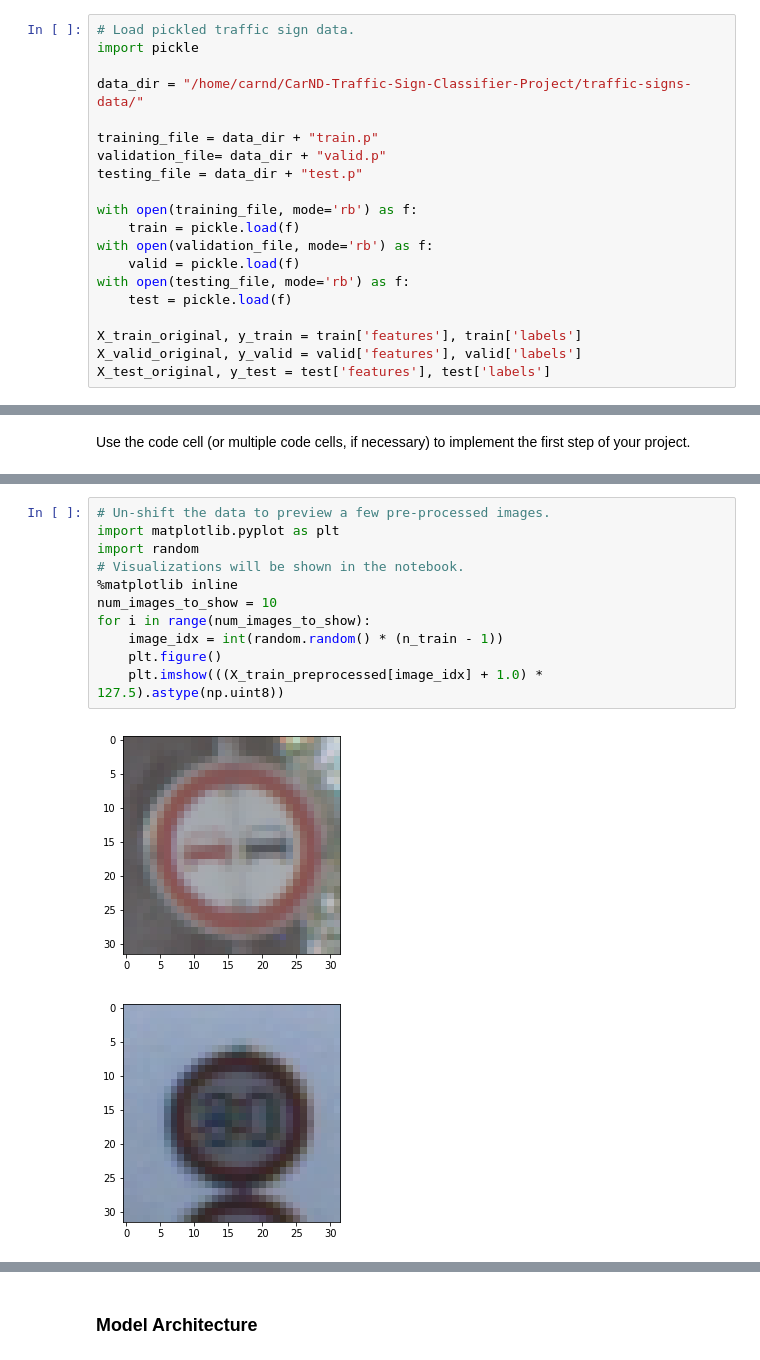
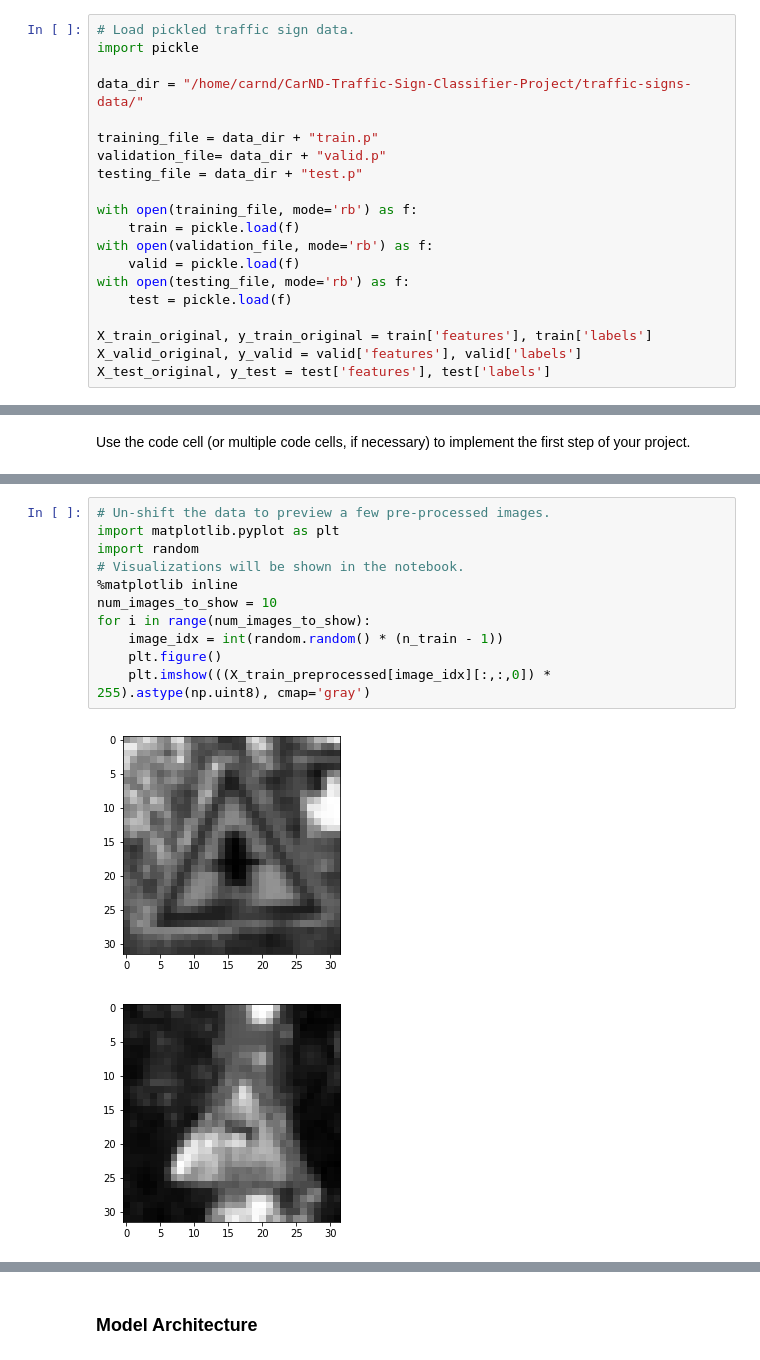
Before and after one commit to pmelick/CarND-Traffic-Sign-Classifier-Project, a Jupyter notebook: Traffic_Sign_Classifier.ipynb, the cells around one changed output, grey strips where cells are left out. Cells and saved outputs as stored; diff of their text form.

```diff
--- a/Traffic_Sign_Classifier.ipynb
+++ b/Traffic_Sign_Classifier.ipynb
@@ -36,7 +36,7 @@ with open(validation_file, mode='rb') as f:
 with open(testing_file, mode='rb') as f:
     test = pickle.load(f)
 
-X_train_original, y_train = train['features'], train['labels']
+X_train_original, y_train_original = train['features'], train['labels']
 X_valid_original, y_valid = valid['features'], valid['labels']
 X_test_original, y_test = test['features'], test['labels']
 # %% [markdown]
@@ -182,14 +203,14 @@ X_test_preprocessed = X_test_normalized
 # %%
 # Un-shift the data to preview a few pre-processed images.
 import matplotlib.pyplot as plt
 import random
 # Visualizations will be shown in the notebook.
 %matplotlib inline
 num_images_to_show = 10
 for i in range(num_images_to_show):
     image_idx = int(random.random() * (n_train - 1))
     plt.figure()
-    plt.imshow(((X_train_preprocessed[image_idx] + 1.0) * 127.5).astype(np.uint8))
+    plt.imshow(((X_train_preprocessed[image_idx][:,:,0]) * 255).astype(np.uint8), cmap='gray')
 # %% [output]
-[figure, old version]
+[figure, new version]
-[figure, old version]
+[figure, new version]
```
Also changed, not shown: parts of 13 cells of this notebook.
